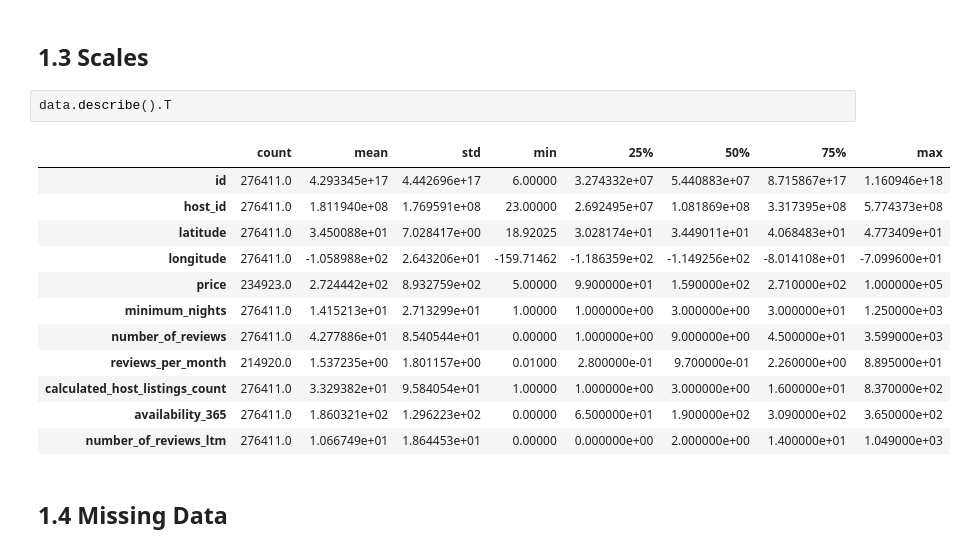
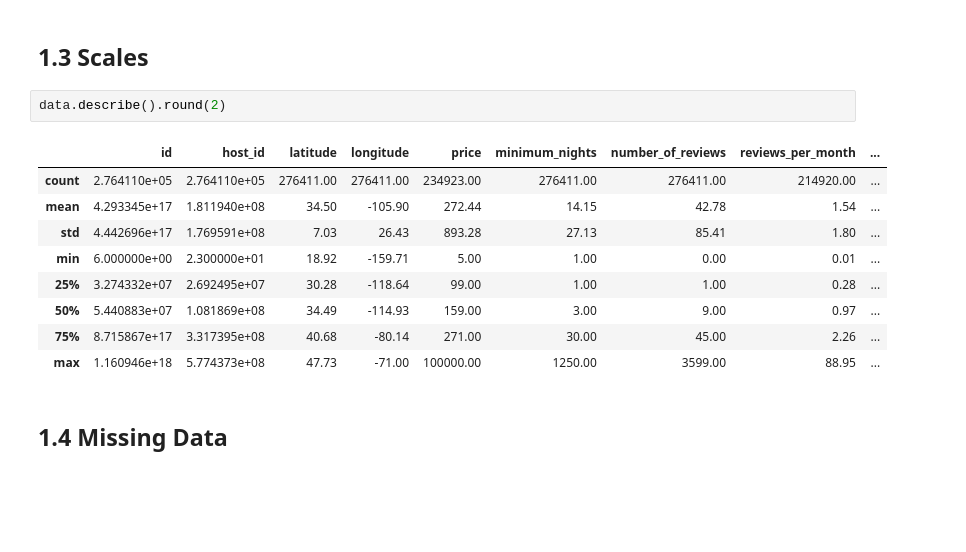
Before and after one commit to chengyuanmao819/CSE151A-GroupProject, a Jupyter notebook: milestone2.ipynb, the cells around one changed output. Cells and saved outputs as stored; diff of their text form; blank space fills up the shorter version.

```diff
--- a/milestone2.ipynb
+++ b/milestone2.ipynb
@@ -49,20 +49,17 @@ plt.show()
 # %% [markdown]
 ## 1.3 Scales
 # %%
-data.describe().T
+data.describe().round(2)
 # %% [output]
-|  | count | mean | std | min | 25% | 50% | 75% | max |
-| id | 276411.0 | 4.293345e+17 | 4.442696e+17 | 6.00000 | 3.274332e+07 | 5.440883e+07 | 8.715867e+17 | 1.160946e+18 |
-| host_id | 276411.0 | 1.811940e+08 | 1.769591e+08 | 23.00000 | 2.692495e+07 | 1.081869e+08 | 3.317395e+08 | 5.774373e+08 |
-| latitude | 276411.0 | 3.450088e+01 | 7.028417e+00 | 18.92025 | 3.028174e+01 | 3.449011e+01 | 4.068483e+01 | 4.773409e+01 |
-| longitude | 276411.0 | -1.058988e+02 | 2.643206e+01 | -159.71462 | -1.186359e+02 | -1.149256e+02 | -8.014108e+01 | -7.099600e+01 |
-| price | 234923.0 | 2.724442e+02 | 8.932759e+02 | 5.00000 | 9.900000e+01 | 1.590000e+02 | 2.710000e+02 | 1.000000e+05 |
-| minimum_nights | 276411.0 | 1.415213e+01 | 2.713299e+01 | 1.00000 | 1.000000e+00 | 3.000000e+00 | 3.000000e+01 | 1.250000e+03 |
-| number_of_reviews | 276411.0 | 4.277886e+01 | 8.540544e+01 | 0.00000 | 1.000000e+00 | 9.000000e+00 | 4.500000e+01 | 3.599000e+03 |
-| reviews_per_month | 214920.0 | 1.537235e+00 | 1.801157e+00 | 0.01000 | 2.800000e-01 | 9.700000e-01 | 2.260000e+00 | 8.895000e+01 |
-| calculated_host_listings_count | 276411.0 | 3.329382e+01 | 9.584054e+01 | 1.00000 | 1.000000e+00 | 3.000000e+00 | 1.600000e+01 | 8.370000e+02 |
-| availability_365 | 276411.0 | 1.860321e+02 | 1.296223e+02 | 0.00000 | 6.500000e+01 | 1.900000e+02 | 3.090000e+02 | 3.650000e+02 |
-| number_of_reviews_ltm | 276411.0 | 1.066749e+01 | 1.864453e+01 | 0.00000 | 0.000000e+00 | 2.000000e+00 | 1.400000e+01 | 1.049000e+03 |
+|  | id | host_id | latitude | longitude | price | minimum_nights | number_of_reviews | reviews_per_month | ... |
+| count | 2.764110e+05 | 2.764110e+05 | 276411.00 | 276411.00 | 234923.00 | 276411.00 | 276411.00 | 214920.00 | ... |
+| mean | 4.293345e+17 | 1.811940e+08 | 34.50 | -105.90 | 272.44 | 14.15 | 42.78 | 1.54 | ... |
+| std | 4.442696e+17 | 1.769591e+08 | 7.03 | 26.43 | 893.28 | 27.13 | 85.41 | 1.80 | ... |
+| min | 6.000000e+00 | 2.300000e+01 | 18.92 | -159.71 | 5.00 | 1.00 | 0.00 | 0.01 | ... |
+| 25% | 3.274332e+07 | 2.692495e+07 | 30.28 | -118.64 | 99.00 | 1.00 | 1.00 | 0.28 | ... |
+| 50% | 5.440883e+07 | 1.081869e+08 | 34.49 | -114.93 | 159.00 | 3.00 | 9.00 | 0.97 | ... |
+| 75% | 8.715867e+17 | 3.317395e+08 | 40.68 | -80.14 | 271.00 | 30.00 | 45.00 | 2.26 | ... |
+| max | 1.160946e+18 | 5.774373e+08 | 47.73 | -71.00 | 100000.00 | 1250.00 | 3599.00 | 88.95 | ... |
 # %% [markdown]
 ## 1.4 Missing Data
 # %%
```
Also changed, not shown: parts of 1 cell of this notebook.
